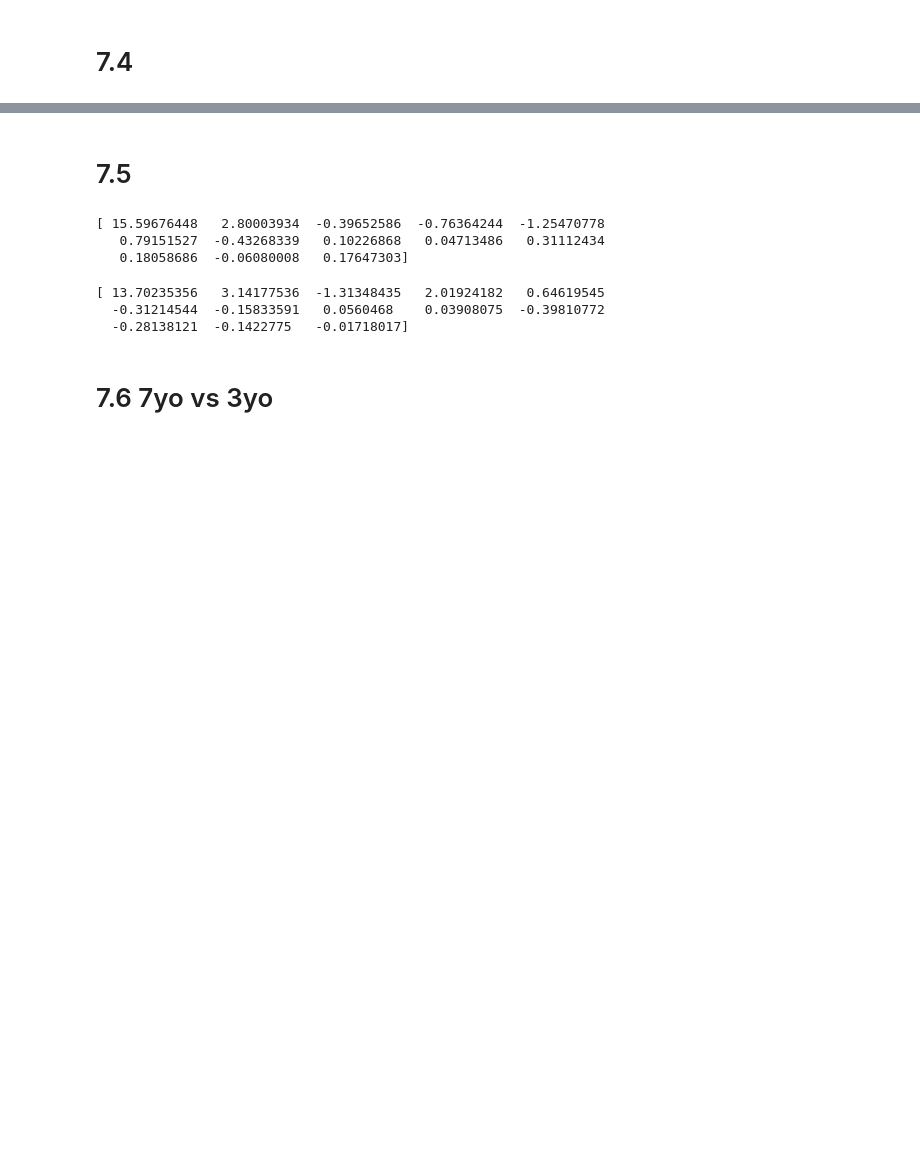
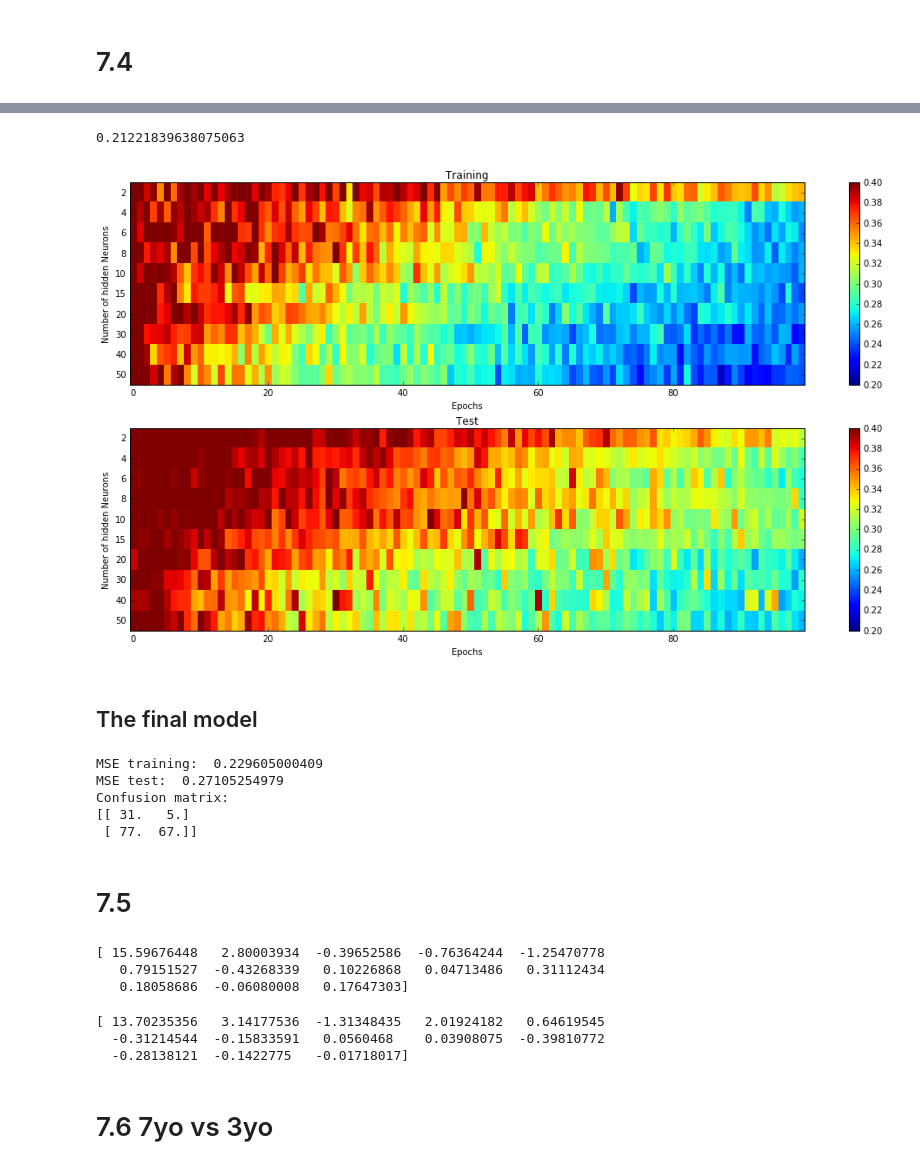
Before and after one commit to BinaryBrain/HEIG-MLG-Lab2, a Jupyter notebook: Report-7.1-draft.ipynb, the cells around one changed output, grey strips where cells are left out. Cells and saved outputs as stored; diff of their text form; code cells hidden in the pictures; blank space fills up the shorter version.

Commit message:
7.3 kind of done (matrix is 2x2)

```diff
--- a/Report-7.1-draft.ipynb
+++ b/Report-7.1-draft.ipynb
@@ -319,0 +462,17 @@ NameError: name 'nkMeanCeps' is not defined
+# %%
+EPOCHS = 100
+# %%
+MSE_train = np.zeros((len(N_NEURONS), EPOCHS))
+MSE_test = np.zeros((len(N_NEURONS), EPOCHS))
+
+for i_h, h in enumerate(N_NEURONS):                                     # looping the number of hidden neurons
+    print '\tTesting', h, 'neurons...'
+    nn = mlp.MLP([13,h,1], 'tanh')
+    temp1, temp2 = cv.k_fold_cross_validation_per_epoch(nn,
+                                                        dataset,
+                                                        k=K,
+                                                        learning_rate=LEARNING_RATE,
+                                                        momentum=MOMENTUM,
+                                                        epochs=EPOCHS)
+    MSE_train[i_h, :] = temp1
+    MSE_test[i_h, :] = temp2
@@ -319,0 +490,29 @@ NameError: name 'nkMeanCeps' is not defined
+# %%
+min(np.min(MSE_train), np.min(MSE_test))
+# %% [output]
+0.21221839638075063
+# %%
+#v_min = min(np.min(MSE_train), np.min(MSE_test))
+v_min = 0.2   # tune these values to enhance visualization
+v_max = 0.4
+
+pl.figure(figsize=(15,8))
+pl.subplot(2,1,1)
+pl.imshow(MSE_train, vmin=v_min, vmax=v_max, aspect=3, interpolation='nearest')
+pl.yticks(np.arange(len(N_NEURONS)), N_NEURONS)
+pl.xlabel('Epochs')
+pl.ylabel('Number of hidden Neurons')
+pl.title('Training')
+pl.colorbar()
+pl.subplot(2,1,2)
+pl.imshow(MSE_test, vmin=v_min, vmax=v_max, aspect=3, interpolation='nearest')
+pl.yticks(np.arange(len(N_NEURONS)), N_NEURONS)
+pl.xlabel('Epochs')
+pl.ylabel('Number of hidden Neurons')
+pl.title('Test')
+pl.colorbar()
+pl.tight_layout()
+# %% [output]
+[figure, added]
+# %% [markdown]
+## The final model
@@ -320,3 +527,14 @@ NameError: name 'nkMeanCeps' is not defined
+# %%
+print 'MSE training: ', MSE_train
+print 'MSE test: ', MSE_test
+print 'Confusion matrix:'
+print conf_mat
+# %% [output]
+MSE training:  0.229605000409
+MSE test:  0.27105254979
+Confusion matrix:
+[[ 31.   5.]
+ [ 77.  67.]]
 # %% [markdown]
 # 7.5
 # %%
```
Also changed, not shown: parts of 25 cells of this notebook.
